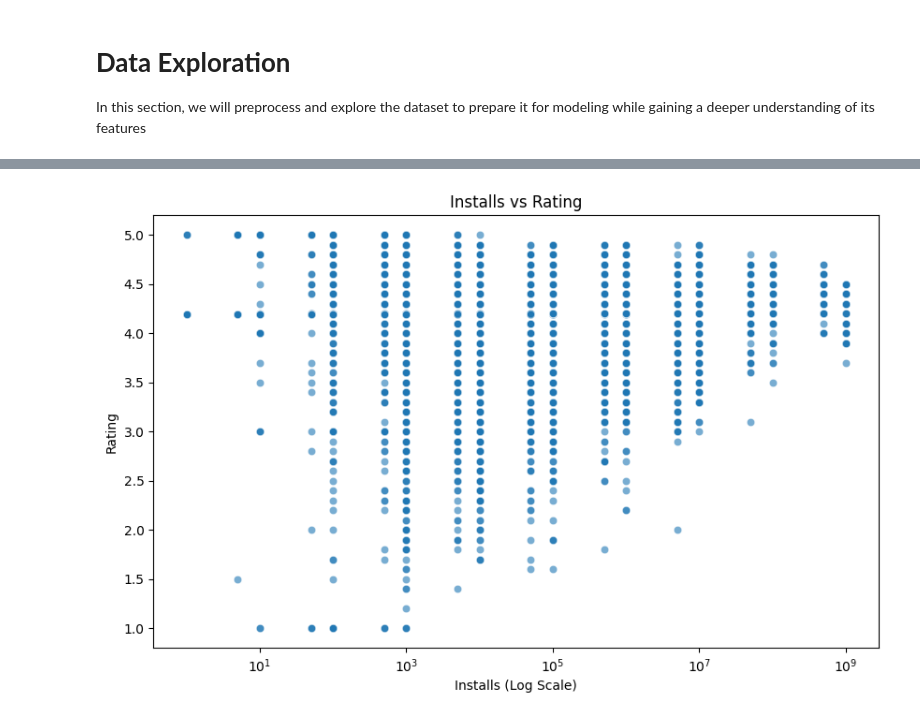
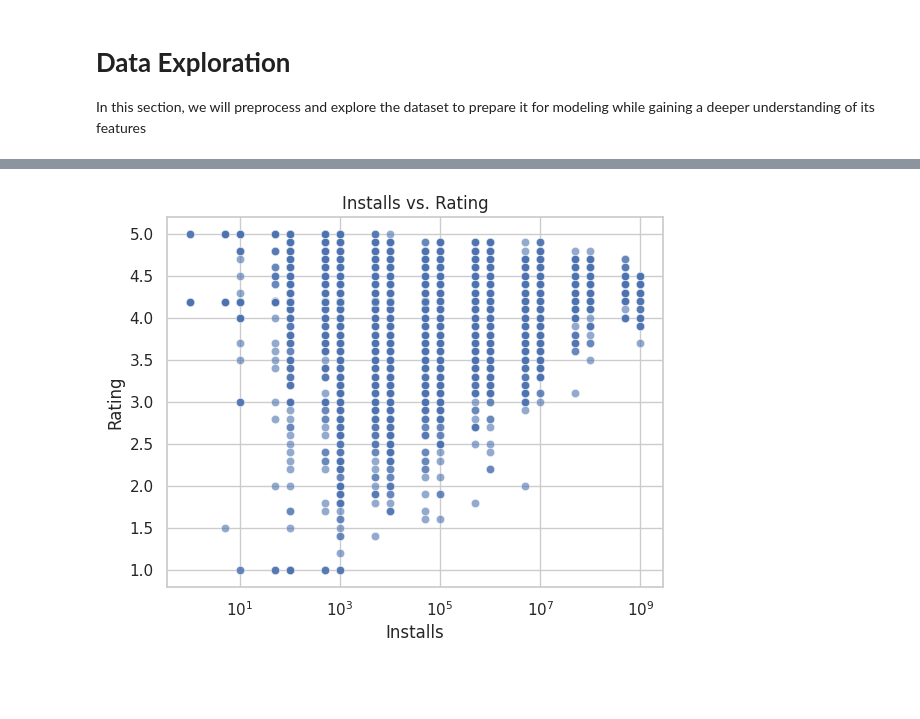
Before and after one commit to Veona-M/Mobile-App-Success-Predictor, a Jupyter notebook: app_success_prediction_model.ipynb, the cells around one changed output, grey strips where cells are left out. Saved outputs shown, nothing was run; the diff lists cells and outputs as text; code cells hidden in the pictures; blank space fills up the shorter version.

```diff
--- a/app_success_prediction_model.ipynb
+++ b/app_success_prediction_model.ipynb
@@ -341,0 +210,9 @@ plt.show()
+# %%
+#convert 'Installs' to numeric
+df['Installs'] = df['Installs'].str.replace('+', '').str.replace(',', '')
+
+df['Installs'] = pd.to_numeric(df['Installs'], errors= 'coerce')
+
+#delete null values
+df.dropna(subset=['Installs'], inplace=True)
+df['Installs'].isna().sum()
@@ -341,0 +232,6 @@ plt.show()
+# %%
+
+df['Year'] = df['Last Updated'].dt.year
+
+# Preview the new column
+df.head()
@@ -341,0 +245,4 @@ plt.show()
+# %%
+# Combine '0' and 'Free' into 'Free'
+df['Type'] = df['Type'].replace({'0': 'Free', 'Free': 'Free'})
+print(df['Type'].unique())
@@ -373,0 +324,12 @@ plt.show()
+# %%
+# Distribution of content rating
+
+sns.set(style="whitegrid")
+
+plt.figure(figsize=(10, 6))
+sns.countplot(data=df, x='Content Rating', order=df['Content Rating'].value_counts().index, hue= 'Content Rating', palette='viridis')
+plt.title('Distribution of Content Rating', fontsize=16)
+plt.xlabel('Content Rating', fontsize=14)
+plt.ylabel('Number of Apps', fontsize=14)
+plt.xticks(rotation=45)
+plt.show()
@@ -374,13 +380,14 @@ plt.show()
 # %%
-plt.figure(figsize=(10, 6))
+# No. of installs vs Ratings
+
 sns.scatterplot(data=df, x='Installs', y='Rating', alpha=0.6)
-plt.title('Installs vs Rating')
-plt.xscale('log')  # Log scale due to large variance in installs
-plt.xlabel('Installs (Log Scale)')
+plt.title('Installs vs. Rating')
+plt.xlabel('Installs')
 plt.ylabel('Rating')
+plt.xscale('log')
 plt.show()
 # %% [output]
-[figure, old version]
+[figure, new version]
 # %%
 # Define the bins and labels correctly
 bins = [0, 1000, 10000, 100000, 1000000, 10000000, 100000000, np.inf]
```
Also changed, not shown: parts of 67 cells of this notebook.
